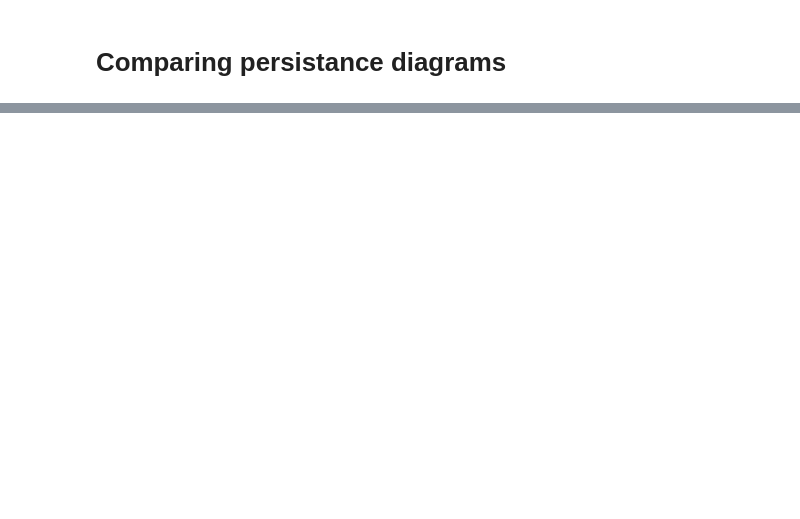
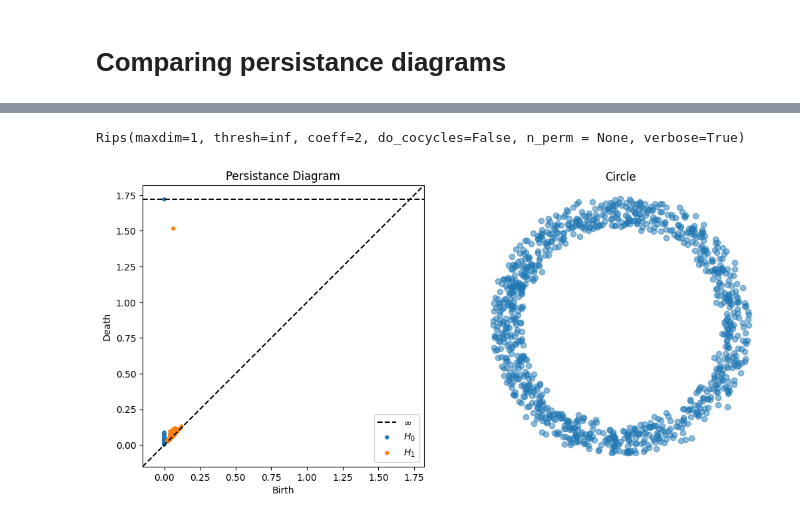
Before and after one commit to john-waczak/tda-demos, a Jupyter notebook: notebooks/Sliding Window Embeding Demo.ipynb, the cells around one changed output, grey strips where cells are left out. Drawn from its saved outputs; the diff is of its cells as text; code cells hidden in the pictures; blank space fills up the shorter version.

```diff
--- a/notebooks/Sliding Window Embeding Demo.ipynb
+++ b/notebooks/Sliding Window Embeding Demo.ipynb
@@ -215,0 +280,26 @@ Rips(maxdim=1, thresh=inf, coeff=2, do_cocycles=False, n_perm = None, verbose=Tr
+# %%
+fig = plt.figure(figsize=(12,10))
+ax = fig.add_subplot(1, 2, 1, )
+
+theta = 2*np.pi*np.random.rand(1000)
+x = np.cos(theta)+0.25*np.random.rand(1000)
+y = np.sin(theta)+0.25*np.random.rand(1000)
+
+circle = np.array([x, y]).T
+
+
+rips = Rips()
+diagrams = rips.fit_transform(circle)
+rips.plot(diagrams)
+ax.set_title('Persistance Diagram')
+
+ax = fig.add_subplot(1, 2, 2)
+plt.scatter(x, y, alpha=0.5)
+ax.grid('off')
+ax.axis('off')
+ax.set_title('Circle')
+ax.set_aspect('equal')
+plt.savefig('./persistence-circle.pdf')
+# %% [output]
+Rips(maxdim=1, thresh=inf, coeff=2, do_cocycles=False, n_perm = None, verbose=True)
+[figure, added]
```
Also changed, not shown: parts of 15 cells of this notebook, 3 other files.
